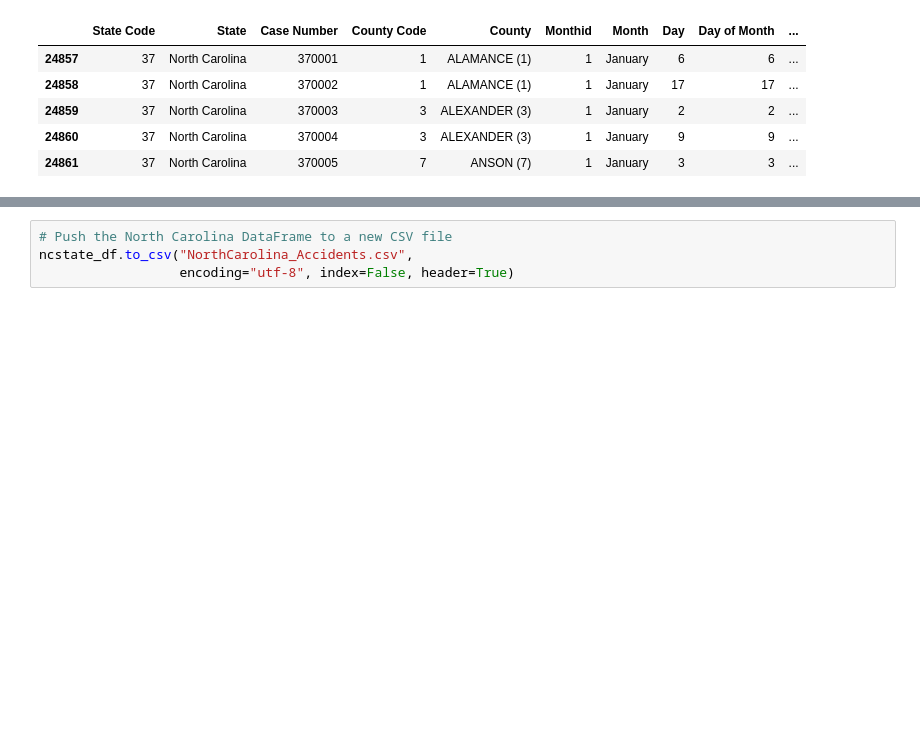
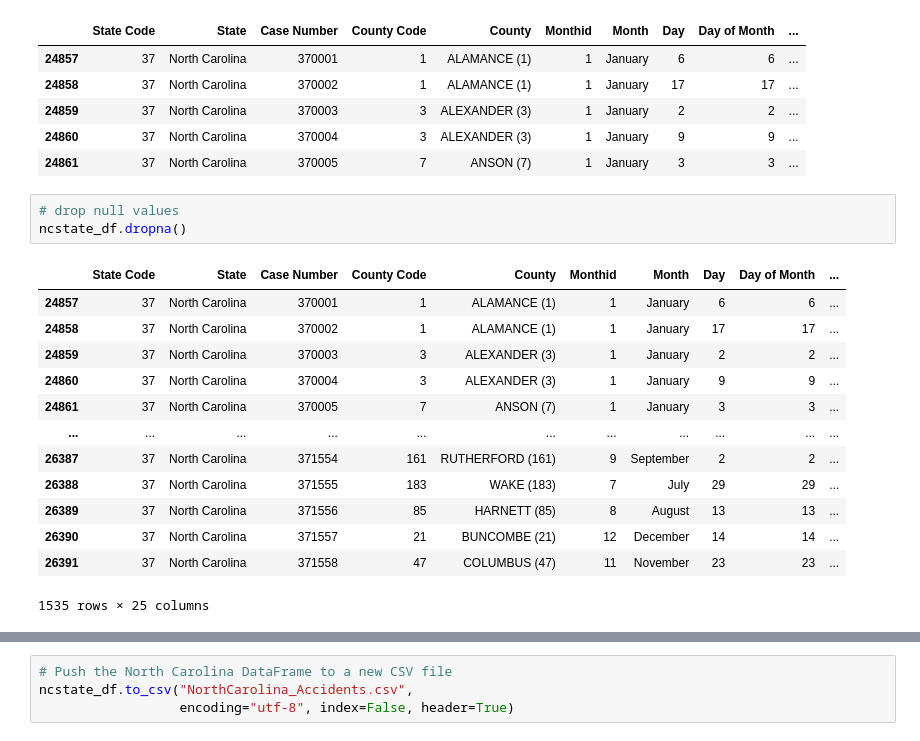
Before and after one commit to AVo7912/fatal_accidents_nc, a Jupyter notebook: NorthCarolina_Accidents.ipynb, the cells around one changed output, grey strips where cells are left out. Drawn from its saved outputs; the diff is of its cells as text; blank space fills up the shorter version.

```diff
--- a/NorthCarolina_Accidents.ipynb
+++ b/NorthCarolina_Accidents.ipynb
@@ -35,3 +36,20 @@ ncstate_df.head(5)
 | 24859 | 37 | North Carolina | 370003 | 3 | ALEXANDER (3) | 1 | January | 2 | 2 | ... |
 | 24860 | 37 | North Carolina | 370004 | 3 | ALEXANDER (3) | 1 | January | 9 | 9 | ... |
 | 24861 | 37 | North Carolina | 370005 | 7 | ANSON (7) | 1 | January | 3 | 3 | ... |
+# %%
+# drop null values
+ncstate_df.dropna()
+# %% [output]
+|  | State Code | State | Case Number | County Code | County | Monthid | Month | Day | Day of Month | ... |
+| 24857 | 37 | North Carolina | 370001 | 1 | ALAMANCE (1) | 1 | January | 6 | 6 | ... |
+| 24858 | 37 | North Carolina | 370002 | 1 | ALAMANCE (1) | 1 | January | 17 | 17 | ... |
+| 24859 | 37 | North Carolina | 370003 | 3 | ALEXANDER (3) | 1 | January | 2 | 2 | ... |
+| 24860 | 37 | North Carolina | 370004 | 3 | ALEXANDER (3) | 1 | January | 9 | 9 | ... |
+| 24861 | 37 | North Carolina | 370005 | 7 | ANSON (7) | 1 | January | 3 | 3 | ... |
+| ... | ... | ... | ... | ... | ... | ... | ... | ... | ... | ... |
+| 26387 | 37 | North Carolina | 371554 | 161 | RUTHERFORD (161) | 9 | September | 2 | 2 | ... |
+| 26388 | 37 | North Carolina | 371555 | 183 | WAKE (183) | 7 | July | 29 | 29 | ... |
+| 26389 | 37 | North Carolina | 371556 | 85 | HARNETT (85) | 8 | August | 13 | 13 | ... |
+| 26390 | 37 | North Carolina | 371557 | 21 | BUNCOMBE (21) | 12 | December | 14 | 14 | ... |
+| 26391 | 37 | North Carolina | 371558 | 47 | COLUMBUS (47) | 11 | November | 23 | 23 | ... |
+1535 rows × 25 columns
```
Also changed, not shown: parts of 8 cells of this notebook.
